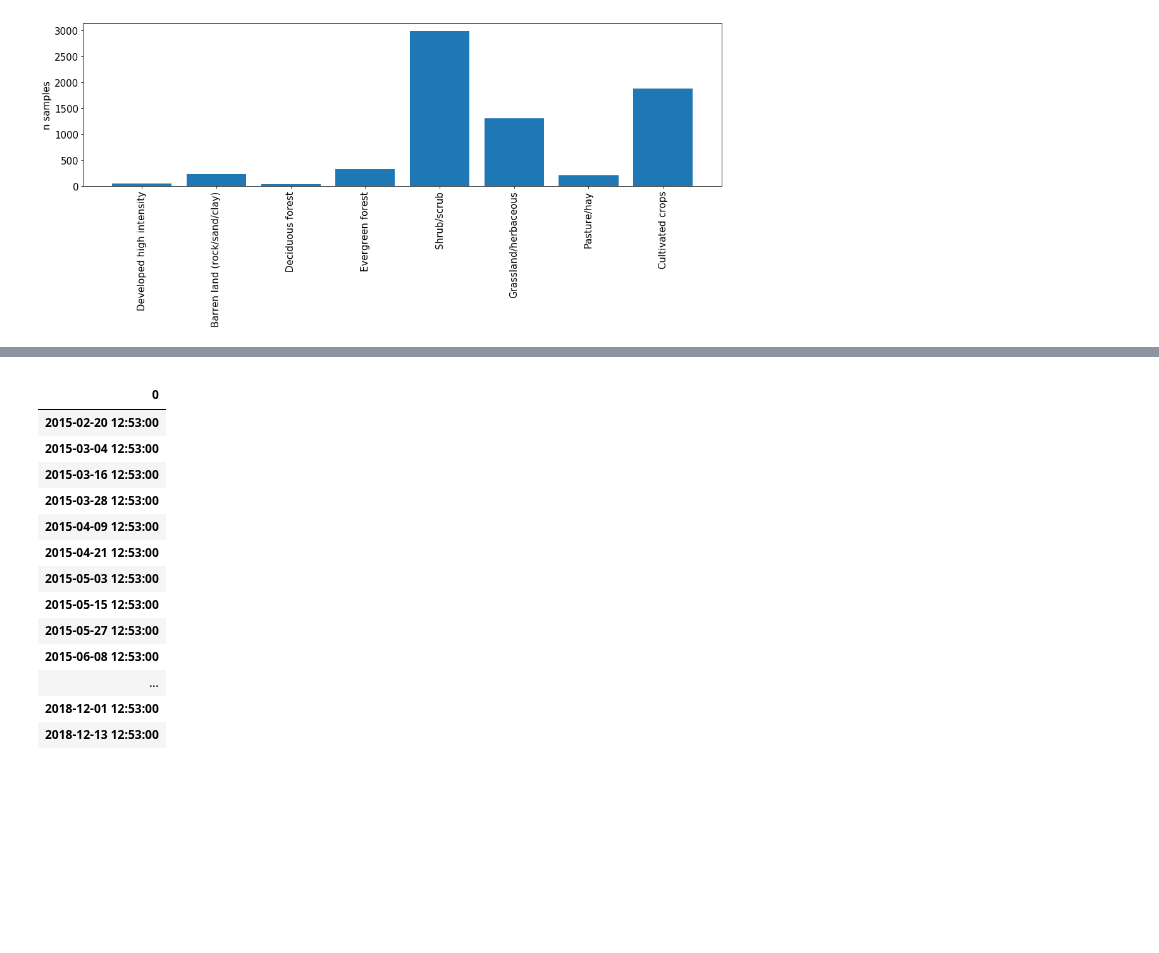
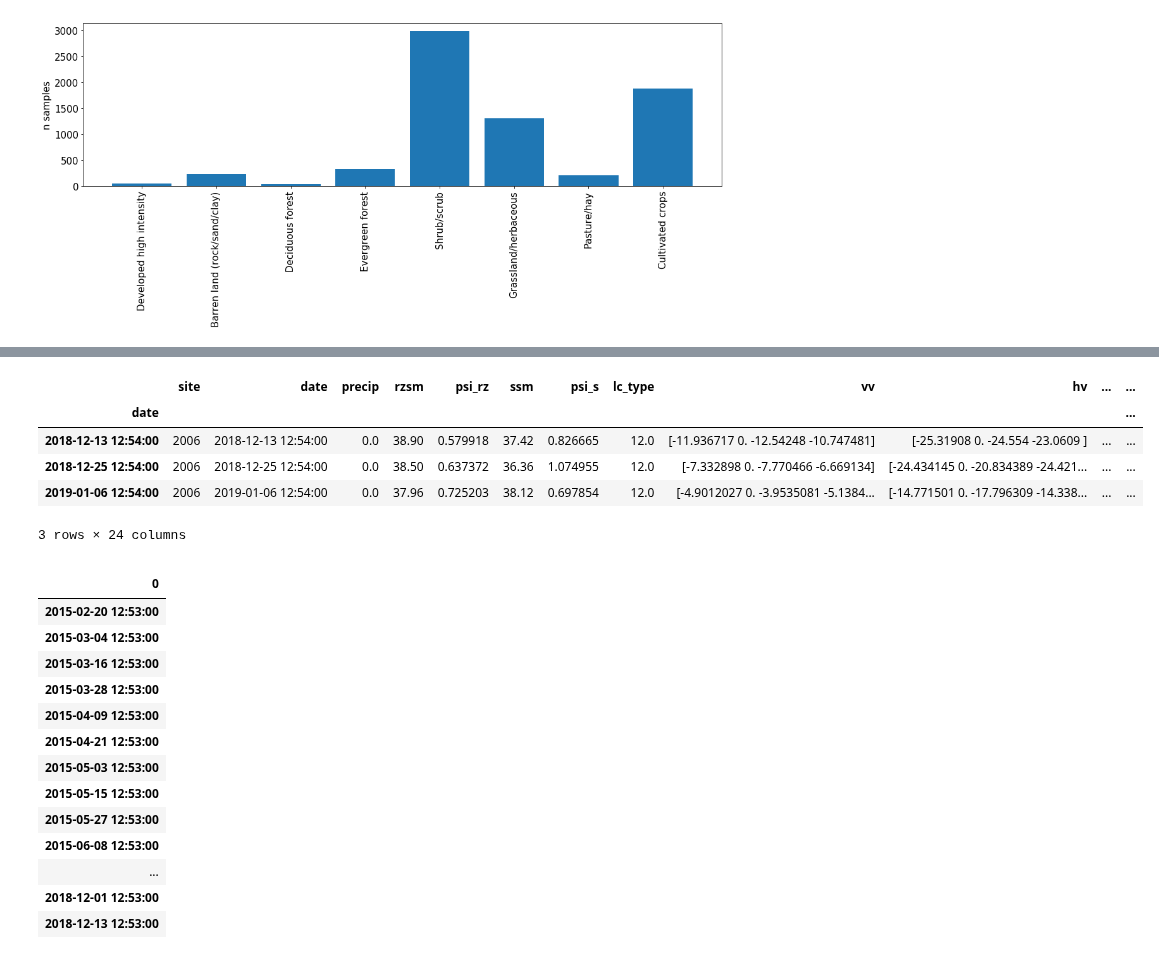
Before and after one commit to kashingtonDC/RZSM, a Jupyter notebook: code/LSTM.ipynb, the cells around one changed output, grey strips where cells are left out. Cells and saved outputs as stored; diff of their text form; code cells hidden in the pictures; blank space fills up the shorter version.

```diff
--- a/code/LSTM.ipynb
+++ b/code/LSTM.ipynb
@@ -246,0 +255,16 @@ site_lags
+# %%
+for i in df.site.unique()[:1]:
+    sdf = df[df.site==i]
+#     print(len(sdf))
+    for i in sdf.index[-2:-1]:
+#         print(i)
+#         dr = pd.date_range(end = sdf.index[0], end = sdf.index[-1], freq = "12D")
+        end = i
+        begin = end - pd.Timedelta(weeks=5)
+#         print(sdf.loc[begin:end])
+        if len(sdf.loc[begin:end]) > 2:
+            print(i)
+            print(len(sdf.loc[begin:end]))
+#             print(sdf.loc[begin:end])
+
+# print(end,begin)
@@ -247,3 +274,12 @@ site_lags
+# %%
+sdf.loc[begin:end].dropna()
+# %% [output]
+|  | site | date | precip | rzsm | psi_rz | ssm | psi_s | lc_type | vv | hv | ... | ... |
+| date |  |  |  |  |  |  |  |  |  |  |  | ... |
+| 2018-12-13 12:54:00 | 2006 | 2018-12-13 12:54:00 | 0.0 | 38.90 | 0.579918 | 37.42 | 0.826665 | 12.0 | [-11.936717 0. -12.54248 -10.747481] | [-25.31908 0. -24.554 -23.0609 ] | ... | ... |
+| 2018-12-25 12:54:00 | 2006 | 2018-12-25 12:54:00 | 0.0 | 38.50 | 0.637372 | 36.36 | 1.074955 | 12.0 | [-7.332898 0. -7.770466 -6.669134] | [-24.434145 0. -20.834389 -24.421... | ... | ... |
+| 2019-01-06 12:54:00 | 2006 | 2019-01-06 12:54:00 | 0.0 | 37.96 | 0.725203 | 38.12 | 0.697854 | 12.0 | [-4.9012027 0. -3.9535081 -5.1384... | [-14.771501 0. -17.796309 -14.338... | ... | ... |
+3 rows × 24 columns
 # %%
 ideal_case = pd.date_range(start=df.index[0],end = df.index[-1], freq = "12D")
 dt_idx = pd.DataFrame(ideal_case)
```
Also changed, not shown: parts of 6 cells of this notebook.
